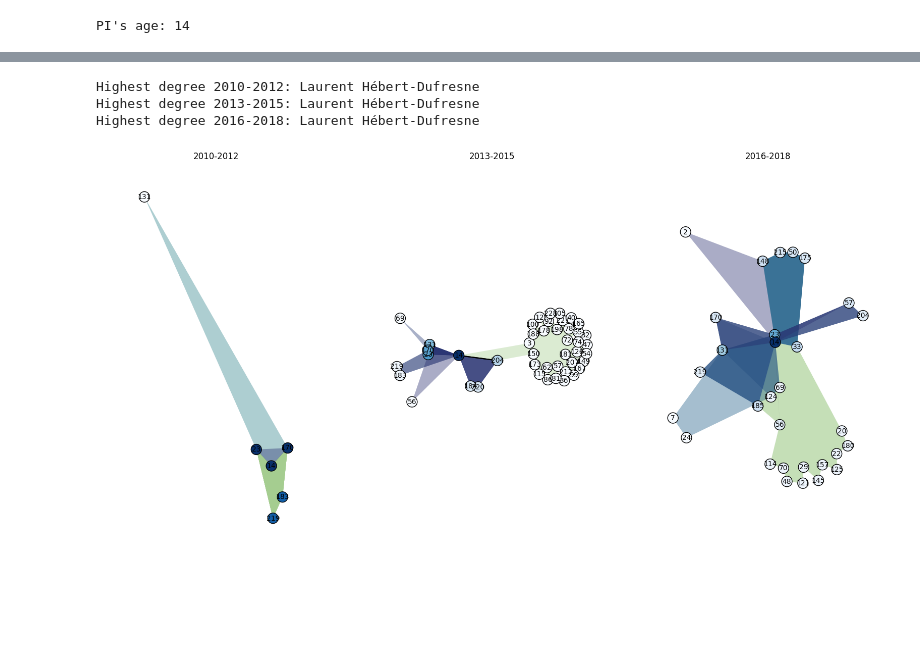
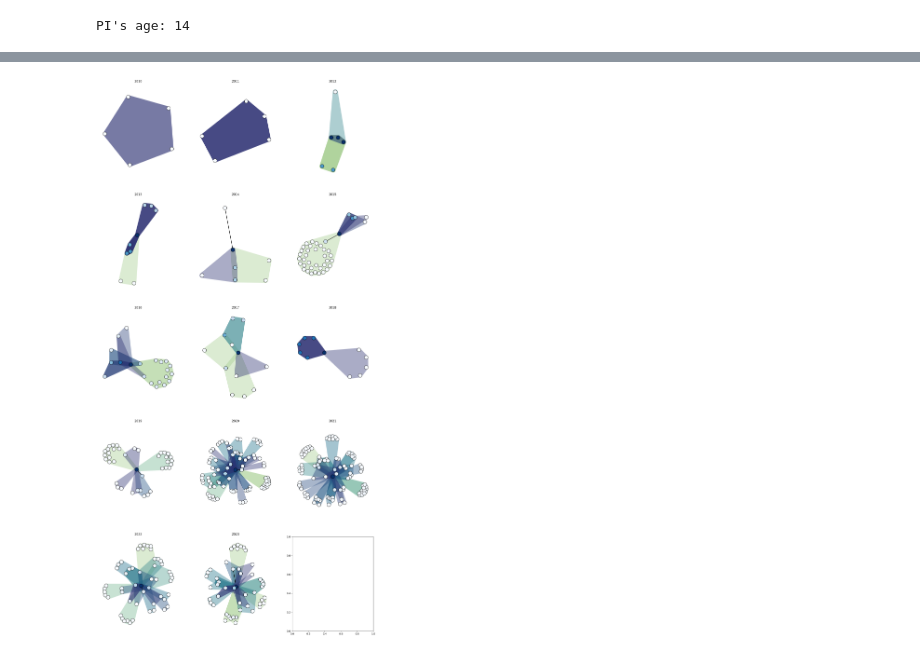
Before and after one commit to jstonge/bayesian_group_formation, a Jupyter notebook: src/finding_group.ipynb, the cells around one changed output, grey strips where cells are left out. Saved outputs shown, nothing was run; the diff lists cells and outputs as text; code cells hidden in the pictures; blank space fills up the shorter version.

```diff
--- a/src/finding_group.ipynb
+++ b/src/finding_group.ipynb
@@ -66,4 +44,4 @@ age_coauthors
 # %%
-works = read_jsonl(PI_fnames[10])
+works = read_jsonl(PI_fnames[2])
 print(f"# papers that year: {len(works)}")
 # %% [output]
@@ -106,7 +89,9 @@ time_collabo=extract_coauthor_inst(works)
 # %%
 def extract_main_inst(time_collabo, PI_name):
-    # target_institutions = time_collabo['Louis J. Dubé']
-    target_institution = max(time_collabo[PI_name]['institutions'], key=time_collabo[PI_name]['institutions'].get)
+    if len(time_collabo[PI_name]['institutions']) == 0:
+        target_institution = None
+    else:
+        target_institution = max(time_collabo[PI_name]['institutions'], key=time_collabo[PI_name]['institutions'].get)
     out={}
     for author_name, author_data in time_collabo.items():
         shared_inst = None
@@ -119,3 +104,4 @@ def extract_main_inst(time_collabo, PI_name):
     return out
 
 node_meta_dict = extract_main_inst(time_collabo, target_name)
+node_meta_dict
@@ -174,15 +172,16 @@ H_f = xgi.subhypergraph(
 # %%
-fig, ax = plt.subplots(1,1, figsize=(7,7))
-pos = xgi.barycenter_spring_layout(H_f, seed=42)  # fix position
-ax, collections = xgi.draw(
-    H_f, pos=pos, node_size=15, hyperedge_labels=True,
-    node_fc=H_f.nodes.attrs("is_shared").aslist(),
-    node_fc_cmap="Paired",
-    node_labels=True,
-    hull=True
-    )
-(node_collection, _, _) = collections
+if H_f.num_nodes > 0:
+    fig, ax = plt.subplots(1,1, figsize=(7,7))
+    pos = xgi.barycenter_spring_layout(H_f, seed=42)  # fix position
+    ax, collections = xgi.draw(
+        H_f, pos=pos, node_size=15, hyperedge_labels=True,
+        node_fc=H_f.nodes.attrs("is_shared").aslist(),
+        node_fc_cmap="Paired",
+        node_labels=True,
+        hull=True
+        )
+    (node_collection, _, _) = collections
 
-max_key = max(H_f.nodes.degree().asdict(), key=H.nodes.degree().asdict().get)
-plt.savefig("test.png")
+    max_key = max(H_f.nodes.degree().asdict(), key=H.nodes.degree().asdict().get)
+    plt.savefig("test.png")
 # %% [output]
@@ -225,33 +227,30 @@ ax.set_xticks(np.arange(1, max(centers) + 1, step=1));
 # %%
-yr_window = 3
+yr_window = 1
 tot_yrs = list(range(0, len(PI_fnames)+1, yr_window))
 tot_frames = len(tot_yrs)
 nb_rows = tot_frames // 3
-height_d = { 1:20, 2:15, 3:10 }
+height_d = { 1:40, 2:15, 3:10 }
 fig, axes = plt.subplots(nb_rows, 3, figsize=(20,height_d[yr_window]))
 
 for idx, ax in zip(tot_yrs, axes.flatten()):
     hyperedge_list = []
     for i,fname in enumerate(PI_fnames[idx:(idx+yr_window)]):
         work = read_jsonl(fname)
         if i == 0:
             first_yr=fname.stem.split('_')[-1]
         last_yr=fname.stem.split('_')[-1]
-        hyperedge_list += [extract_coauthor(w, names=False) for w in work]
+        hyperedge_list += [extract_coauthor(w) for w in work]
 
 
     H = xgi.Hypergraph(hyperedge_list)
     if len(H.nodes) > 0:
         pos = xgi.barycenter_spring_layout(H, seed=42)  # fix position
-        _, collections = xgi.draw(H, ax=ax, pos=pos, node_size=15, node_labels=True, node_fc=H.nodes.degree(), node_fc_cmap="Blues")
+        _, collections = xgi.draw(H, ax=ax, pos=pos, node_size=15, node_labels=False, node_fc=H.nodes.degree(), node_fc_cmap="Blues", hull=True)
         (node_collection, _, _) = collections
 
         max_key = max(H.nodes.degree().asdict(), key=H.nodes.degree().asdict().get)
         ax.set_title(f"{first_yr}-{last_yr}") if yr_window > 1 else ax.set_title(f"{first_yr}")
         # print(f"{len(hyperedge_list)} papers are shown")
-        print(f"Highest degree {first_yr}-{last_yr}: {idx2name[max_key]}") # highest degree node
+        # print(f"Highest degree {first_yr}-{last_yr}: {max_key}") # highest degree node
 # %% [output]
-Highest degree 2010-2012: Laurent Hébert‐Dufresne
-Highest degree 2013-2015: Laurent Hébert‐Dufresne
-Highest degree 2016-2018: Laurent Hébert‐Dufresne
-[figure, old version]
+[figure, new version]
```
Also changed, not shown: parts of 23 cells of this notebook, 5 other files.
